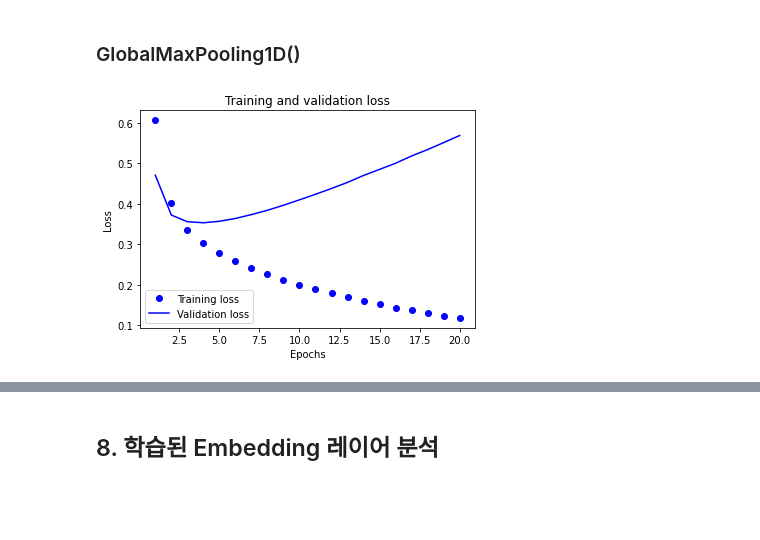
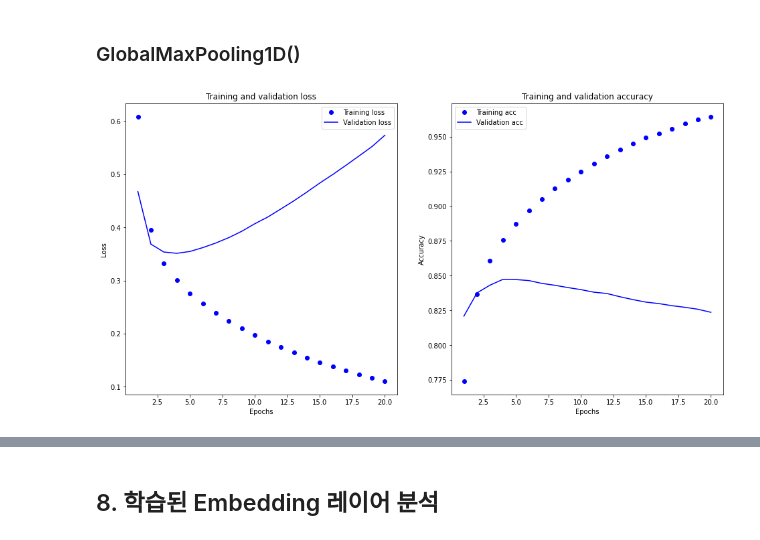
Before and after one commit to jx-dohwan/Aiffel_Exp_Project, a Jupyter notebook: [Exp_8]Analyzing_the_Sensibility_of_Film_Review_Texts.ipynb, the cells around one changed output, grey strips where cells are left out. Cells and saved outputs as stored; diff of their text form; code cells hidden in the pictures; blank space fills up the shorter version.

```diff
--- a/[Exp_8]Analyzing_the_Sensibility_of_Film_Review_Texts.ipynb
+++ b/[Exp_8]Analyzing_the_Sensibility_of_Film_Review_Texts.ipynb
@@ -584,26 +523,34 @@ plt.show()
 # %% [markdown]
 ### GlobalMaxPooling1D()
 # %%
-import matplotlib.pyplot as plt
-
 history_dict = history_gmp.history
 
 acc = history_dict['accuracy']
 val_acc = history_dict['val_accuracy']
 loss = history_dict['loss']
 val_loss = history_dict['val_loss']
 
 epochs = range(1, len(acc) + 1)
 
+f, ax = plt.subplots(1,2,figsize=(16,8))
+
 # "bo"는 "파란색 점"입니다
-plt.plot(epochs, loss, 'bo', label='Training loss')
+ax[0].plot(epochs, loss, 'bo', label='Training loss')
 # b는 "파란 실선"입니다
-plt.plot(epochs, val_loss, 'b', label='Validation loss')
-plt.title('Training and validation loss')
-plt.xlabel('Epochs')
-plt.ylabel('Loss')
-plt.legend()
+ax[0].plot(epochs, val_loss, 'b', label='Validation loss')
+ax[0].set_title('Training and validation loss')
+ax[0].set_xlabel('Epochs')
+ax[0].set_ylabel('Loss')
+ax[0].legend()
+
+
+ax[1].plot(epochs, acc, 'bo', label='Training acc')
+ax[1].plot(epochs, val_acc, 'b', label='Validation acc')
+ax[1].set_title('Training and validation accuracy')
+ax[1].set_xlabel('Epochs')
+ax[1].set_ylabel('Accuracy')
+ax[1].legend()
 
 plt.show()
 # %% [output]
-[figure, old version]
+[figure, new version]
```
Also changed, not shown: parts of 54 cells of this notebook.
